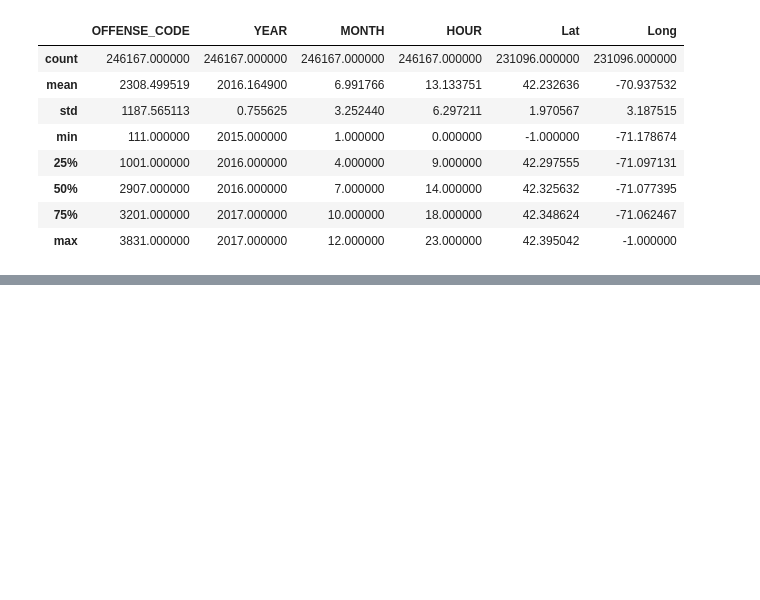
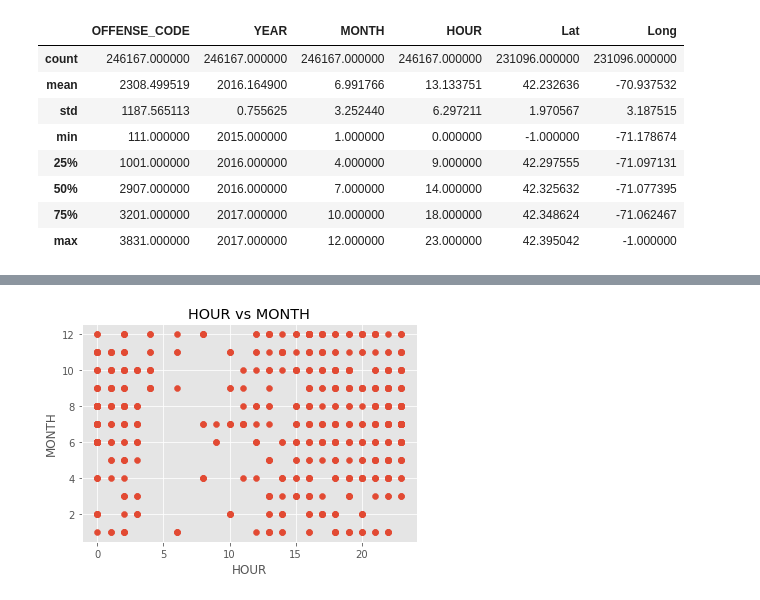
Before and after one commit to bintoll/VA-Lab-project, a Jupyter notebook: Untitled.ipynb, the cells around one changed output, grey strips where cells are left out. Saved outputs shown, nothing was run; the diff lists cells and outputs as text; code cells hidden in the pictures; blank space fills up the shorter version.

Commit message:
Some plots added

```diff
--- a/Untitled.ipynb
+++ b/Untitled.ipynb
@@ -234,0 +248,13 @@ crime_copy[crime_copy.UCR_PART == 'Part Three'] # get the third part of UCR
+# %%
+#disable some annoying warnings
+import warnings
+warnings.filterwarnings('ignore', category=FutureWarning)
+
+#plots the figures in place instead of a new window
+%matplotlib inline
+
+import matplotlib.pyplot as plt
+import seaborn as sns
+from matplotlib import style
+
+style.use('ggplot')
@@ -234,0 +271,5 @@ crime_copy[crime_copy.UCR_PART == 'Part Three'] # get the third part of UCR
+# %%
+# Drop null values for district as an amount of null values is low.
+crime.dropna(subset=['DISTRICT'], inplace=True)
+# Replace to int values
+crime['SHOOTING'] = crime['SHOOTING'].apply(lambda s: 0 if str(s) == 'nan' else 1)
@@ -234,0 +296,10 @@ crime_copy[crime_copy.UCR_PART == 'Part Three'] # get the third part of UCR
+# %%
+# all crimes with shooting by month and hour
+crime_only_shoots = crime.loc[crime['SHOOTING'] == 1] # get all crimes with shooting
+plt.scatter(x=crime_only_shoots['HOUR'],y=crime_only_shoots['MONTH'])
+plt.xlabel('HOUR')
+plt.ylabel('MONTH')
+plt.title('HOUR vs MONTH')
+plt.show()
+# %% [output]
+[figure, added]
```
Also changed, not shown: parts of 19 cells of this notebook.
